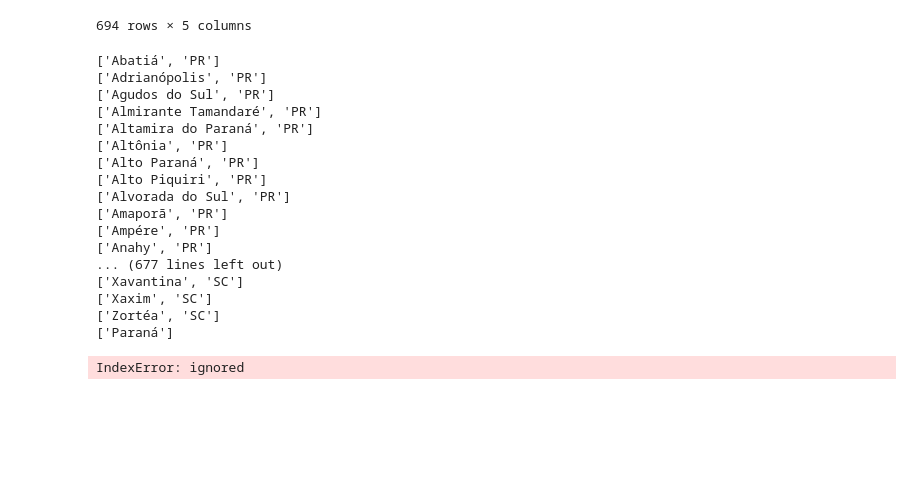
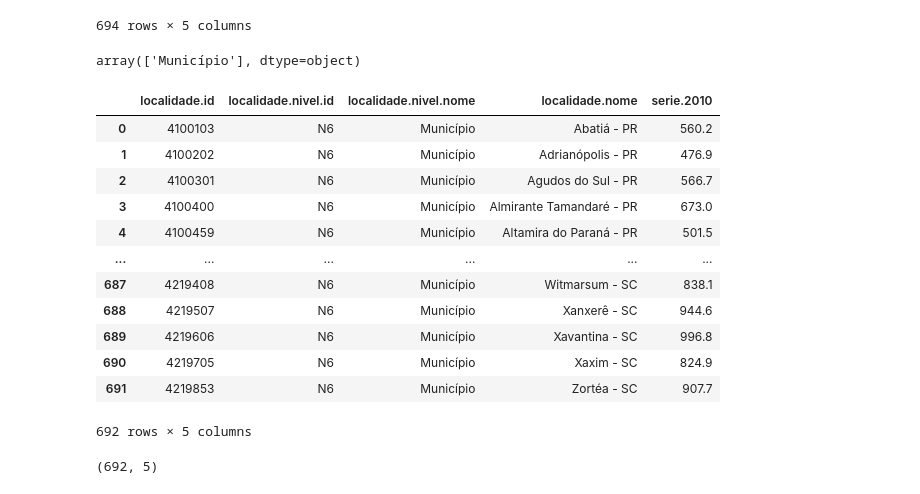
Before and after one commit to williambrunos/Mandacaru-Dev-Cacto, a Jupyter notebook: Atividade-2/Atividade_2_Cacto.ipynb, the cells around one changed output. Cells and saved outputs as stored; diff of their text form; code cells hidden in the pictures; blank space fills up the shorter version.

```diff
--- a/Atividade-2/Atividade_2_Cacto.ipynb
+++ b/Atividade-2/Atividade_2_Cacto.ipynb
@@ -90,21 +80,25 @@ def split_by_city_and_state(series):
-# %%
-split_by_city_and_state(df_rend_nom['localidade.nome'])
-# %% [output]
-['Abatiá', 'PR']
-['Adrianópolis', 'PR']
-['Agudos do Sul', 'PR']
-['Almirante Tamandaré', 'PR']
-['Altamira do Paraná', 'PR']
-['Altônia', 'PR']
-['Alto Paraná', 'PR']
-['Alto Piquiri', 'PR']
-['Alvorada do Sul', 'PR']
-['Amaporã', 'PR']
-['Ampére', 'PR']
-['Anahy', 'PR']
-... (677 lines left out)
-['Xavantina', 'SC']
-['Xaxim', 'SC']
-['Zortéa', 'SC']
-['Paraná']
-IndexError: ignored
+# %%
+df_rend_nom.drop([692, 693], inplace=True)
+df_rend_nom['localidade.nivel.nome'].unique()
+# %% [output]
+array(['Município'], dtype=object)
+# %%
+df_rend_nom
+# %% [output]
+|  | localidade.id | localidade.nivel.id | localidade.nivel.nome | localidade.nome | serie.2010 |
+| 0 | 4100103 | N6 | Município | Abatiá - PR | 560.2 |
+| 1 | 4100202 | N6 | Município | Adrianópolis - PR | 476.9 |
+| 2 | 4100301 | N6 | Município | Agudos do Sul - PR | 566.7 |
+| 3 | 4100400 | N6 | Município | Almirante Tamandaré - PR | 673.0 |
+| 4 | 4100459 | N6 | Município | Altamira do Paraná - PR | 501.5 |
+| ... | ... | ... | ... | ... | ... |
+| 687 | 4219408 | N6 | Município | Witmarsum - SC | 838.1 |
+| 688 | 4219507 | N6 | Município | Xanxerê - SC | 944.6 |
+| 689 | 4219606 | N6 | Município | Xavantina - SC | 996.8 |
+| 690 | 4219705 | N6 | Município | Xaxim - SC | 824.9 |
+| 691 | 4219853 | N6 | Município | Zortéa - SC | 907.7 |
+692 rows × 5 columns
+# %%
+df_rend_nom.shape
+# %% [output]
+(692, 5)
```
Also changed, not shown: parts of 7 cells of this notebook.
